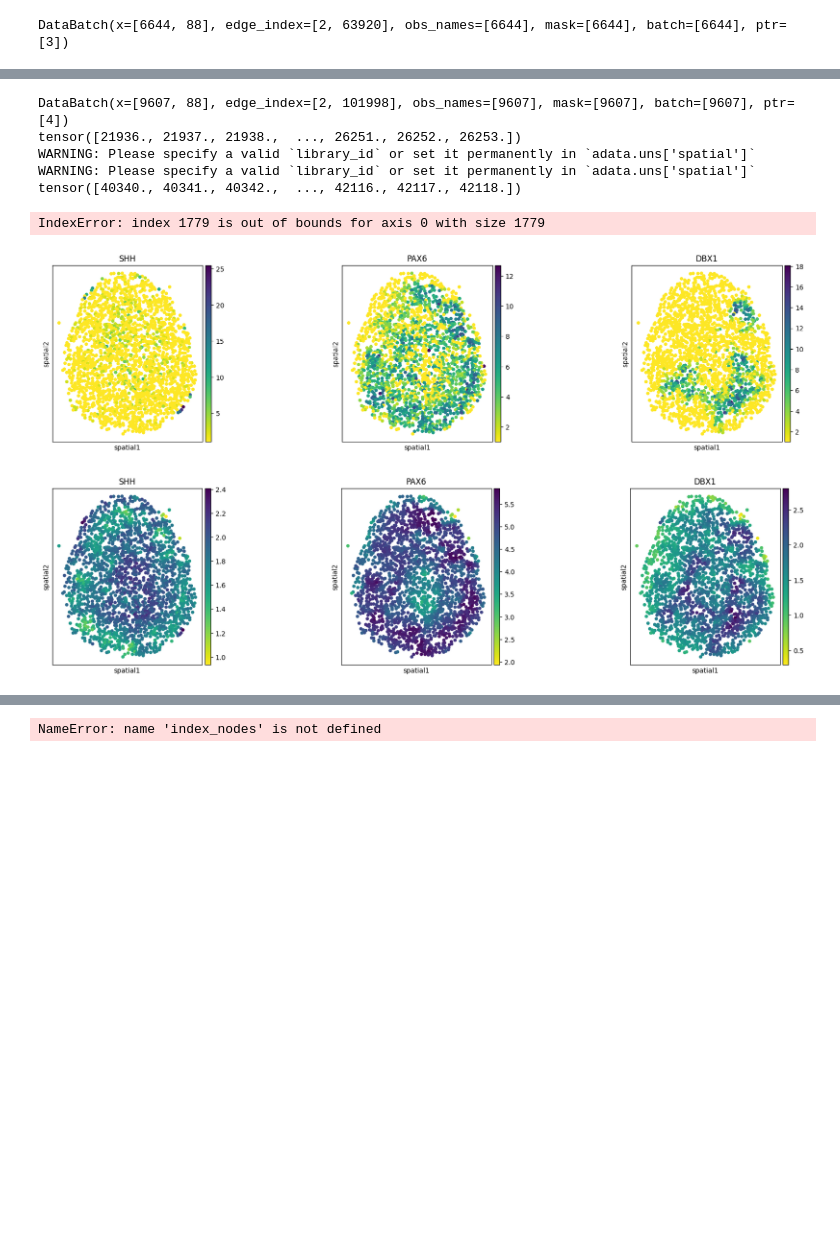
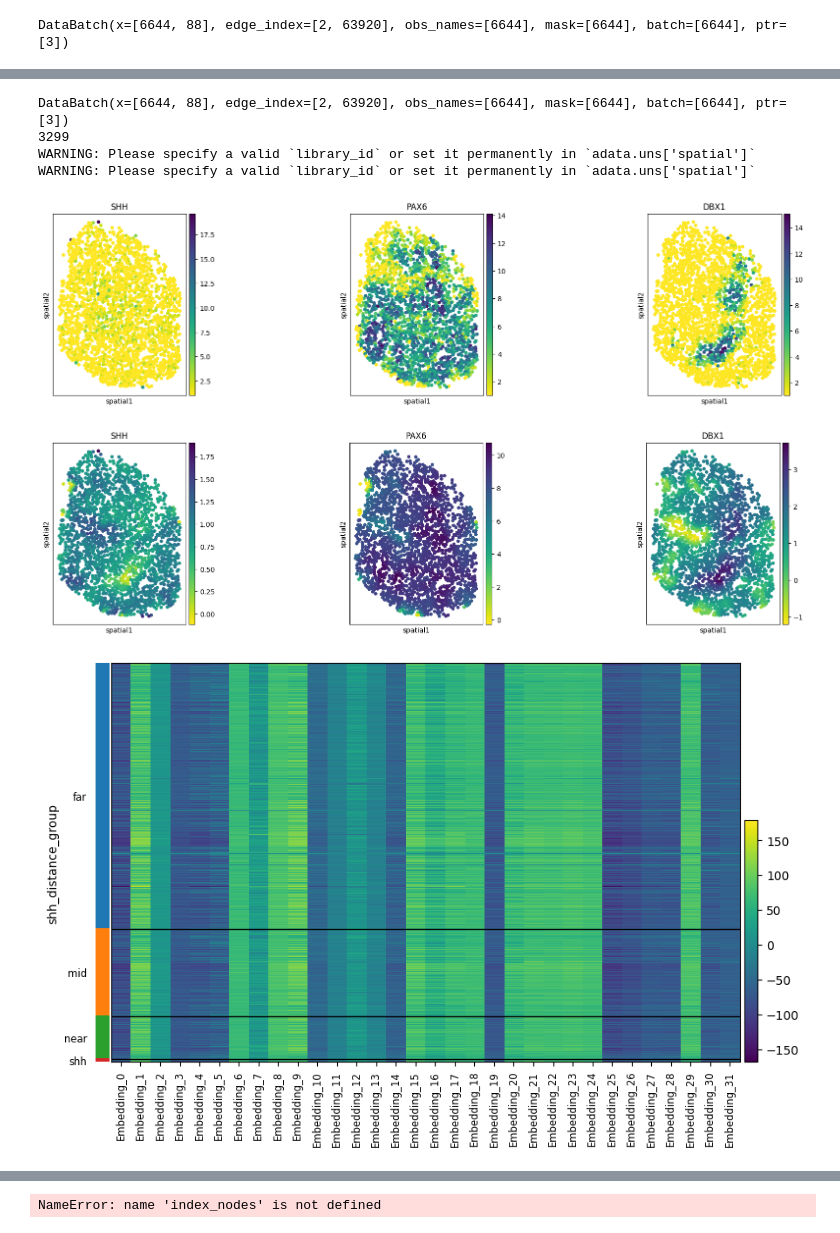
Before and after one commit to theislab/interscale, a Jupyter notebook: docs/notebooks/training/legnini23_training_GNNTrans.ipynb, the cells around one changed output, grey strips where cells are left out. Drawn from its saved outputs; the diff is of its cells as text; code cells hidden in the pictures; blank space fills up the shorter version.

Commit message:
long-range attention mask

```diff
--- a/docs/notebooks/training/legnini23_training_GNNTrans.ipynb
+++ b/docs/notebooks/training/legnini23_training_GNNTrans.ipynb
@@ -264,0 +277,25 @@ dm.setup("fit")
+# %%
+# Compute distances based on spatial coordinates
+spatial_key = "spatial"  # Modify this if your spatial coordinates are stored differently
+coords = adata.obsm[spatial_key]
+
+# Extract indices of SHH cluster cells
+shh_indices = np.where(adata.obs['shh_cluster'] == "1")[0]
+
+if len(shh_indices) > 0:
+    # Compute distances to the closest SHH cluster cell
+    dists = distance_matrix(coords, coords[shh_indices])
+    min_dists = np.min(dists, axis=1)
+
+    # Define distance-based categories (adjust thresholds as needed)
+    bins = [0, 30, 60, np.inf]  # Example distance thresholds
+    labels = ["near", "mid", "far"]
+    adata.obs['shh_distance_group'] = pd.cut(min_dists, bins=bins, labels=labels)
+    # Convert to categorical and add "shhh" as a valid category
+    adata.obs['shh_distance_group'] = adata.obs['shh_distance_group'].astype("category")
+    adata.obs['shh_distance_group'] = adata.obs['shh_distance_group'].cat.add_categories("shh")
+
+    # Override SHH cluster cells with label "shhh"
+    adata.obs.loc[adata.obs['shh_cluster'] == "1", 'shh_distance_group'] = "shh"
+else:
+    adata.obs['shh_distance_group'] = "undefined"
@@ -315,33 +407,36 @@ tensor([ 4717.,  4718.,  4719.,  ..., 40337., 40338., 40339.])
 # %%
-for i, batch in enumerate(dm.val_dataloader()):
+for i, batch in enumerate(dm.test_dataloader()):
     print(batch)
     for batch_idx in np.unique(batch.batch):
         transformer_in, transformer_out, src_padding_mask, index_nodes, dec_out = model.evaluation(batch)
-        print(batch.obs_names[batch.batch == batch_idx])
-        batch_obs_names_str = batch.obs_names[batch.batch == batch_idx].numpy().astype(int).astype(str)[index_nodes[0]]
+        nr_cells = len(batch.obs_names[batch.batch == batch_idx])
+        print(nr_cells)
+        if nr_cells > 2000:
+            nr_cells = 2000
+        batch_obs_names_str = batch.obs_names[batch.batch == batch_idx].numpy().astype(int).astype(str)[index_nodes[batch_idx]]
         adata.obs_names.isin(batch_obs_names_str).sum()
         sub_adata = adata[adata.obs_names.isin(batch_obs_names_str)]
-        sub_adata.layers['y_rec'] = dec_out[2000*i:2000*(i+1)].detach().numpy()
+        sub_adata.layers['y_rec'] = dec_out[nr_cells*batch_idx:nr_cells*(batch_idx+1)].detach().numpy()
         sq.pl.spatial_scatter(
             sub_adata,
             color = ['SHH', 'PAX6', 'DBX1'],
             layer = 'norm_ftsqrt',
             cmap = 'viridis_r',
             shape= None
         )
         sq.pl.spatial_scatter(
             sub_adata,
             color = ['SHH', 'PAX6', 'DBX1'],
             layer = 'y_rec',
             cmap = 'viridis_r',
             shape= None
         )
+        evaluate_embedding_space(sub_adata, sub_adata.X, model.graph_pred_linear)
 # %% [output]
-DataBatch(x=[9607, 88], edge_index=[2, 101998], obs_names=[9607], mask=[9607], batch=[9607], ptr=[4])
-tensor([21936., 21937., 21938.,  ..., 26251., 26252., 26253.])
+DataBatch(x=[6644, 88], edge_index=[2, 63920], obs_names=[6644], mask=[6644], batch=[6644], ptr=[3])
+3299
 WARNING: Please specify a valid `library_id` or set it permanently in `adata.uns['spatial']`
 WARNING: Please specify a valid `library_id` or set it permanently in `adata.uns['spatial']`
-tensor([40340., 40341., 40342.,  ..., 42116., 42117., 42118.])
-IndexError: index 1779 is out of bounds for axis 0 with size 1779
-[figure, old version]
+[figure, new version]
-[figure, old version]
+[figure, new version]
+[figure, added]
```
Also changed, not shown: parts of 14 cells of this notebook, 17 other files.
